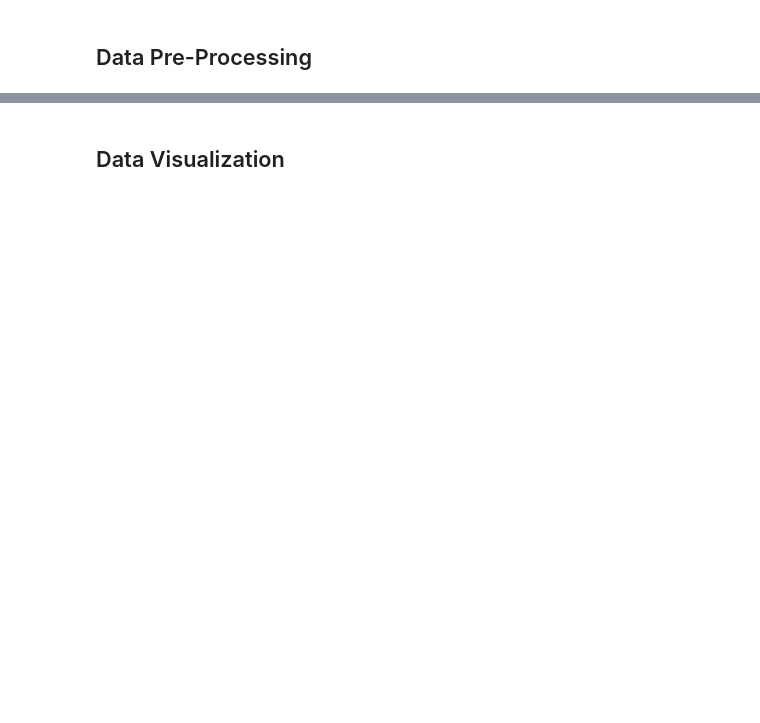
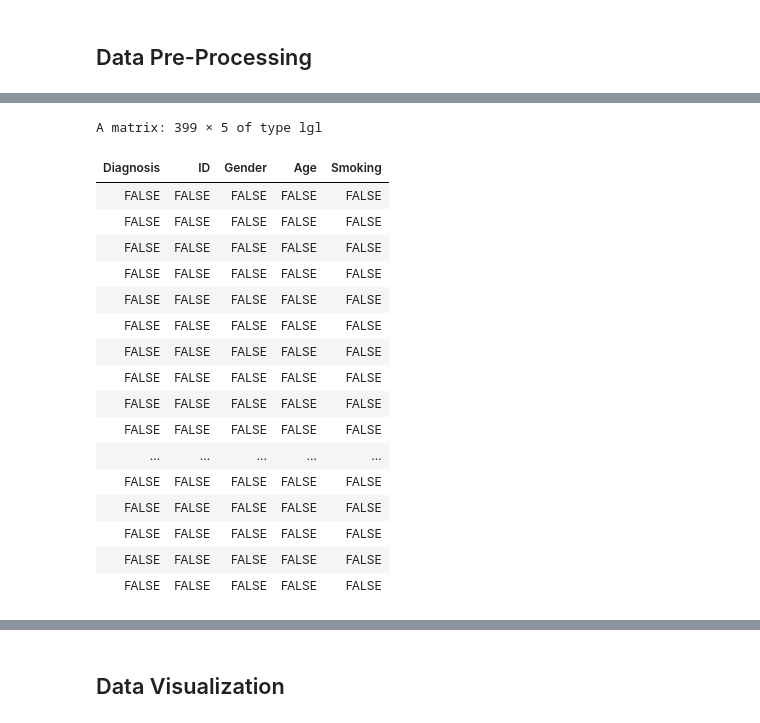
Before and after one commit to skeeperloyaltie/r_analysis, a Jupyter notebook: LAB_HW_ID.ipynb, the cells around one changed output, grey strips where cells are left out. Saved outputs shown, nothing was run; the diff lists cells and outputs as text; code cells hidden in the pictures; blank space fills up the shorter version.

```diff
--- a/LAB_HW_ID.ipynb
+++ b/LAB_HW_ID.ipynb
@@ -144,0 +264,21 @@ A data.frame: 6 × 13
+# %%
+is.na(exa)
+# %% [output]
+A matrix: 399 × 5 of type lgl
+| Diagnosis | ID | Gender | Age | Smoking |
+| FALSE | FALSE | FALSE | FALSE | FALSE |
+| FALSE | FALSE | FALSE | FALSE | FALSE |
+| FALSE | FALSE | FALSE | FALSE | FALSE |
+| FALSE | FALSE | FALSE | FALSE | FALSE |
+| FALSE | FALSE | FALSE | FALSE | FALSE |
+| FALSE | FALSE | FALSE | FALSE | FALSE |
+| FALSE | FALSE | FALSE | FALSE | FALSE |
+| FALSE | FALSE | FALSE | FALSE | FALSE |
+| FALSE | FALSE | FALSE | FALSE | FALSE |
+| FALSE | FALSE | FALSE | FALSE | FALSE |
+| ... | ... | ... | ... | ... |
+| FALSE | FALSE | FALSE | FALSE | FALSE |
+| FALSE | FALSE | FALSE | FALSE | FALSE |
+| FALSE | FALSE | FALSE | FALSE | FALSE |
+| FALSE | FALSE | FALSE | FALSE | FALSE |
+| FALSE | FALSE | FALSE | FALSE | FALSE |
```
Also changed, not shown: parts of 22 cells of this notebook.
